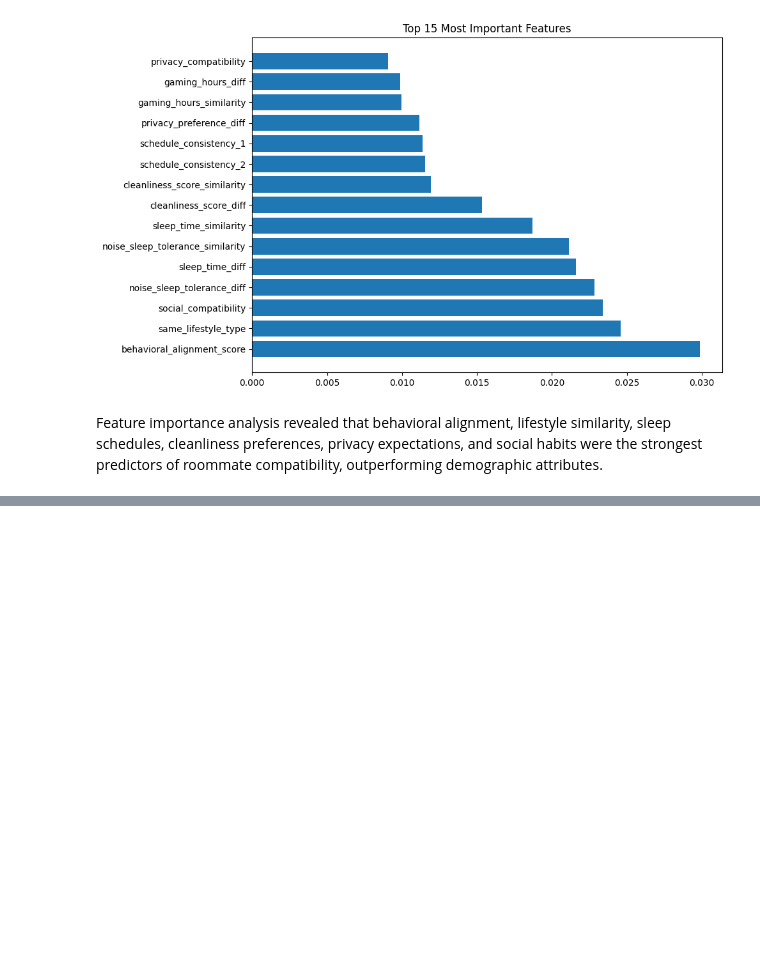
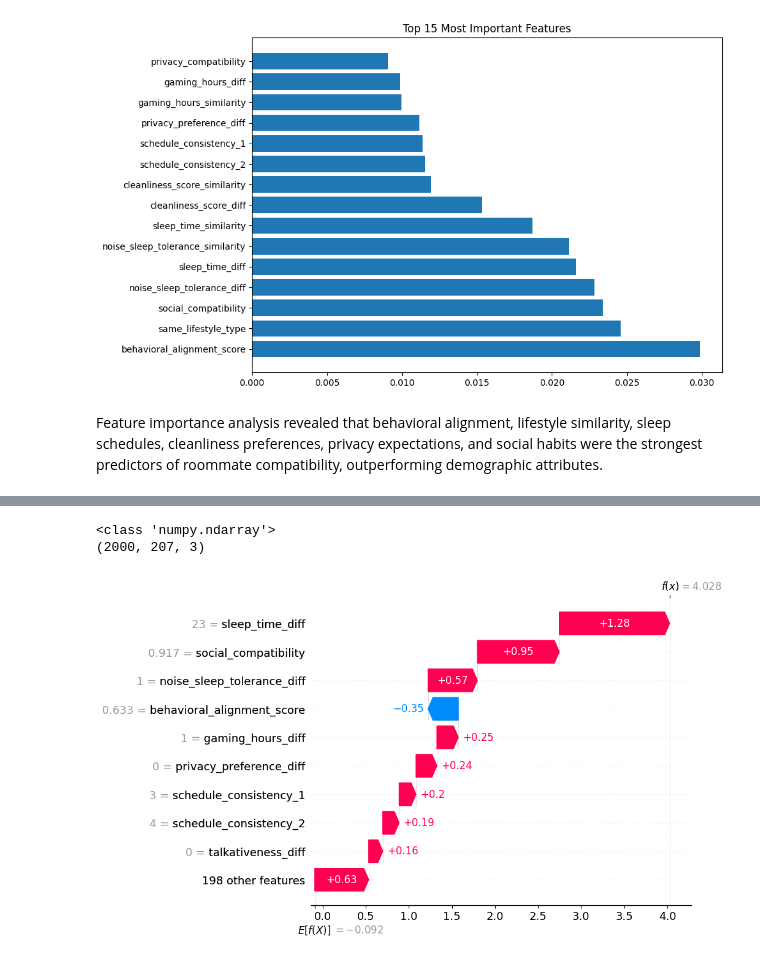
Before and after one commit to aarushiiii28/Smart-Resident-Matching-System, a Jupyter notebook: notebooks/04_model_experiments.ipynb, the cells around one changed output, grey strips where cells are left out. Cells and saved outputs as stored; diff of their text form; code cells hidden in the pictures; blank space fills up the shorter version.

```diff
--- a/notebooks/04_model_experiments.ipynb
+++ b/notebooks/04_model_experiments.ipynb
@@ -351,0 +433,20 @@ Feature importance analysis revealed that behavioral alignment, lifestyle simila
+# %%
+print(type(shap_values))
+print(shap_values.shape if hasattr(shap_values, "shape") else shap_values.values.shape)
+# %% [output]
+<class 'numpy.ndarray'>
+(2000, 207, 3)
+# %%
+sample_index = 0
+class_index = xgb_predictions[sample_index]
+
+explanation = shap.Explanation(
+    values=shap_values[sample_index, :, class_index],
+    base_values=explainer.expected_value[class_index],
+    data=X_test.iloc[sample_index].values,
+    feature_names=X_test.columns
+)
+
+shap.plots.waterfall(explanation)
+# %% [output]
+[figure, added]
```
Also changed, not shown: parts of 63 cells of this notebook, 56 other files.
